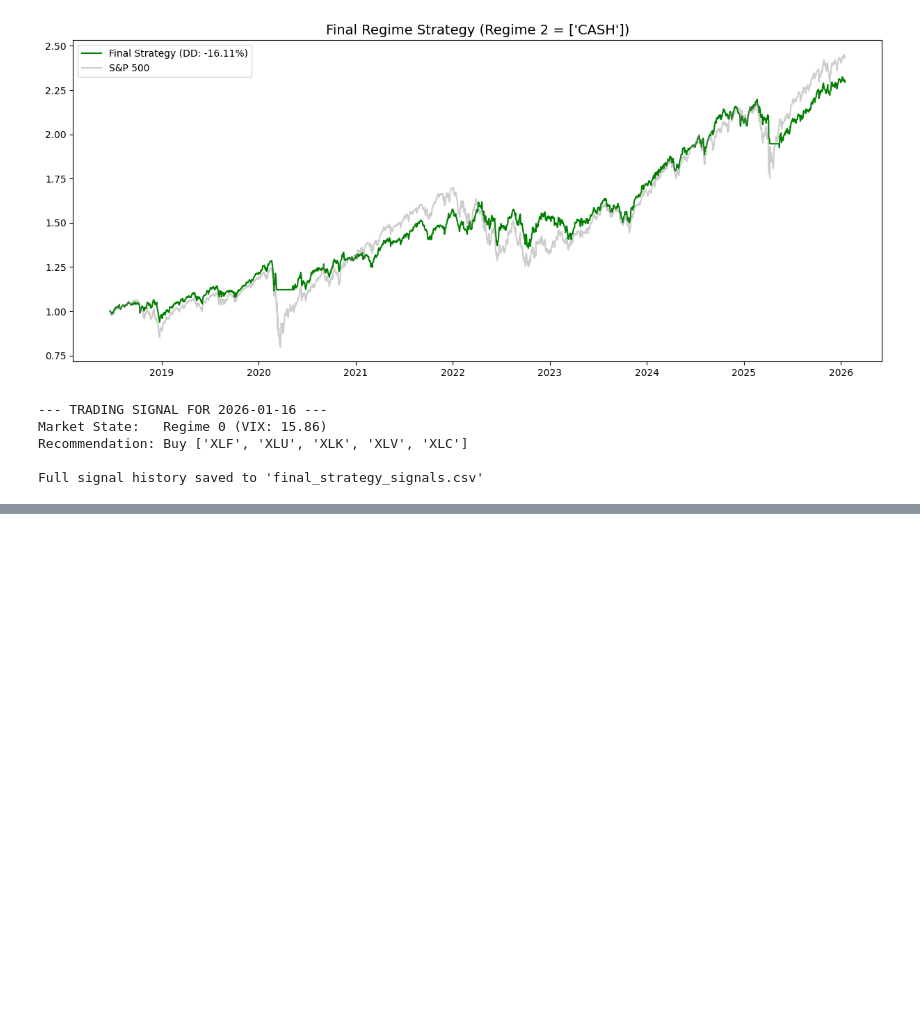
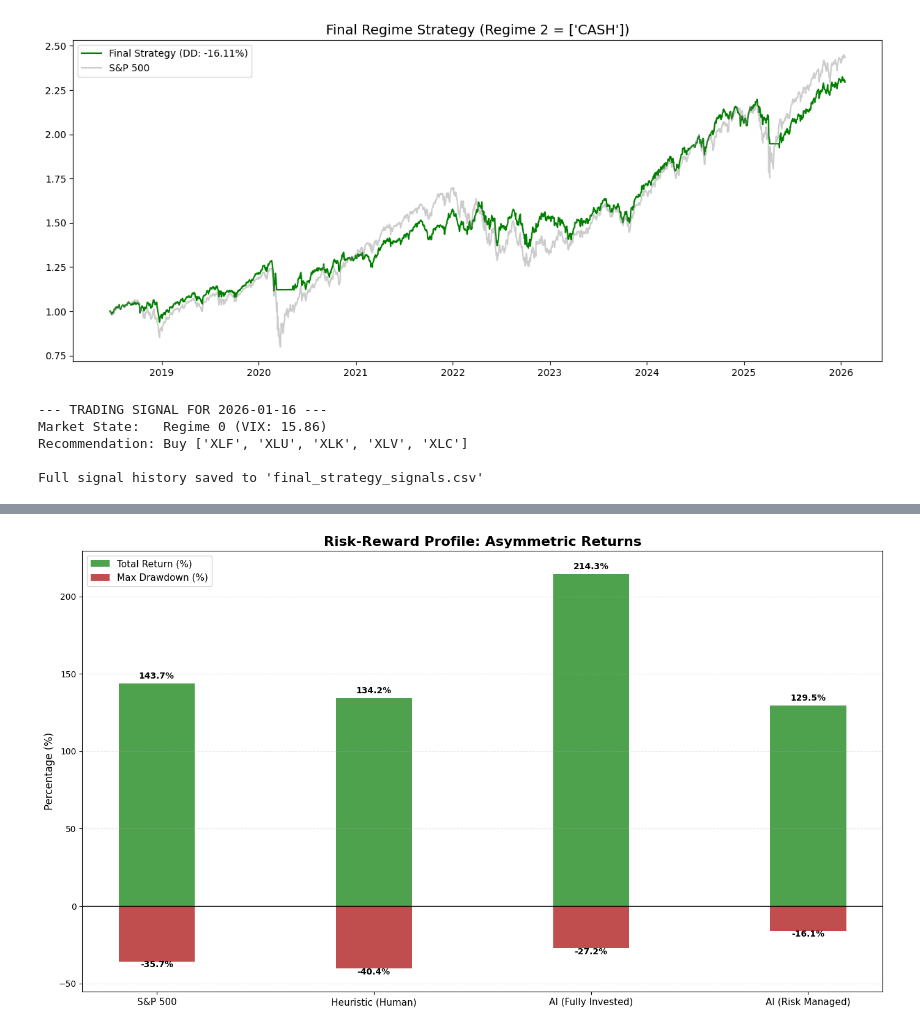
Before and after one commit to tanishhky/regime_detection, a Jupyter notebook: main.ipynb, the cells around one changed output, grey strips where cells are left out. Cells and saved outputs as stored; diff of their text form; code cells hidden in the pictures; blank space fills up the shorter version.

```diff
--- a/main.ipynb
+++ b/main.ipynb
@@ -1189,0 +1447,70 @@ Full signal history saved to 'final_strategy_signals.csv'
+# %%
+import matplotlib.pyplot as plt
+import numpy as np
+
+# 1. Prepare Data for Plotting
+# We extract the specific values we calculated in the previous step
+strategies = ['S&P 500', 'Heuristic (Human)', 'AI (Fully Invested)', 'AI (Risk Managed)']
+total_returns = []
+max_drawdowns = []
+
+# We loop through strategies to ensure order matches
+# Note: 'S&P 500' is in comparison_results['SPY']
+for strat in strategies:
+    col_name = 'SPY' if strat == 'S&P 500' else strat
+
+    # Recalculate or extract from metrics_df if available
+    cum_ret = (1 + comparison_results[col_name]).cumprod()
+    tot_ret = cum_ret.iloc[-1] - 1
+
+    running_max = cum_ret.cummax()
+    dd = (cum_ret - running_max) / running_max
+    max_dd = dd.min()
+
+    total_returns.append(tot_ret * 100) # Convert to %
+    max_drawdowns.append(max_dd * 100)  # Convert to %
+
+# 2. Create the Plot
+fig, ax = plt.subplots(figsize=(14, 8))
+
+# X positions
+x = np.arange(len(strategies))
+width = 0.35
+
+# Plot Positive Bars (Returns)
+rects1 = ax.bar(x, total_returns, width, label='Total Return (%)', color='forestgreen', alpha=0.8)
+
+# Plot Negative Bars (Drawdowns)
+rects2 = ax.bar(x, max_drawdowns, width, label='Max Drawdown (%)', color='firebrick', alpha=0.8)
+
+# 3. Styling & Labels
+ax.set_title('Risk-Reward Profile: Asymmetric Returns', fontsize=16, fontweight='bold')
+ax.set_ylabel('Percentage (%)', fontsize=12)
+ax.set_xticks(x)
+ax.set_xticklabels(strategies, fontsize=11)
+ax.axhline(0, color='black', linewidth=1) # Zero line
+ax.legend(loc='upper left', fontsize=11)
+ax.grid(axis='y', linestyle='--', alpha=0.3)
+
+# 4. Add Value Labels on Bars
+def autolabel(rects, is_negative=False):
+    for rect in rects:
+        height = rect.get_height()
+        label_y_pos = height + 2 if not is_negative else height - 5
+        ax.annotate(f'{height:.1f}%',
+                    xy=(rect.get_x() + rect.get_width() / 2, label_y_pos),
+                    xytext=(0, 0),  # No offset
+                    textcoords="offset points",
+                    ha='center', va='bottom', fontsize=10, fontweight='bold')
+
+autolabel(rects1)
+autolabel(rects2, is_negative=True)
+
+# Adjust Y-axis limits to make room for labels
+plt.ylim(min(max_drawdowns) - 15, max(total_returns) + 15)
+
+plt.tight_layout()
+plt.savefig('assets/risk_reward_bars.png')
+plt.show()
+# %% [output]
+[figure, added]
```
Also changed, not shown: parts of 4 cells of this notebook, 10 other files.
